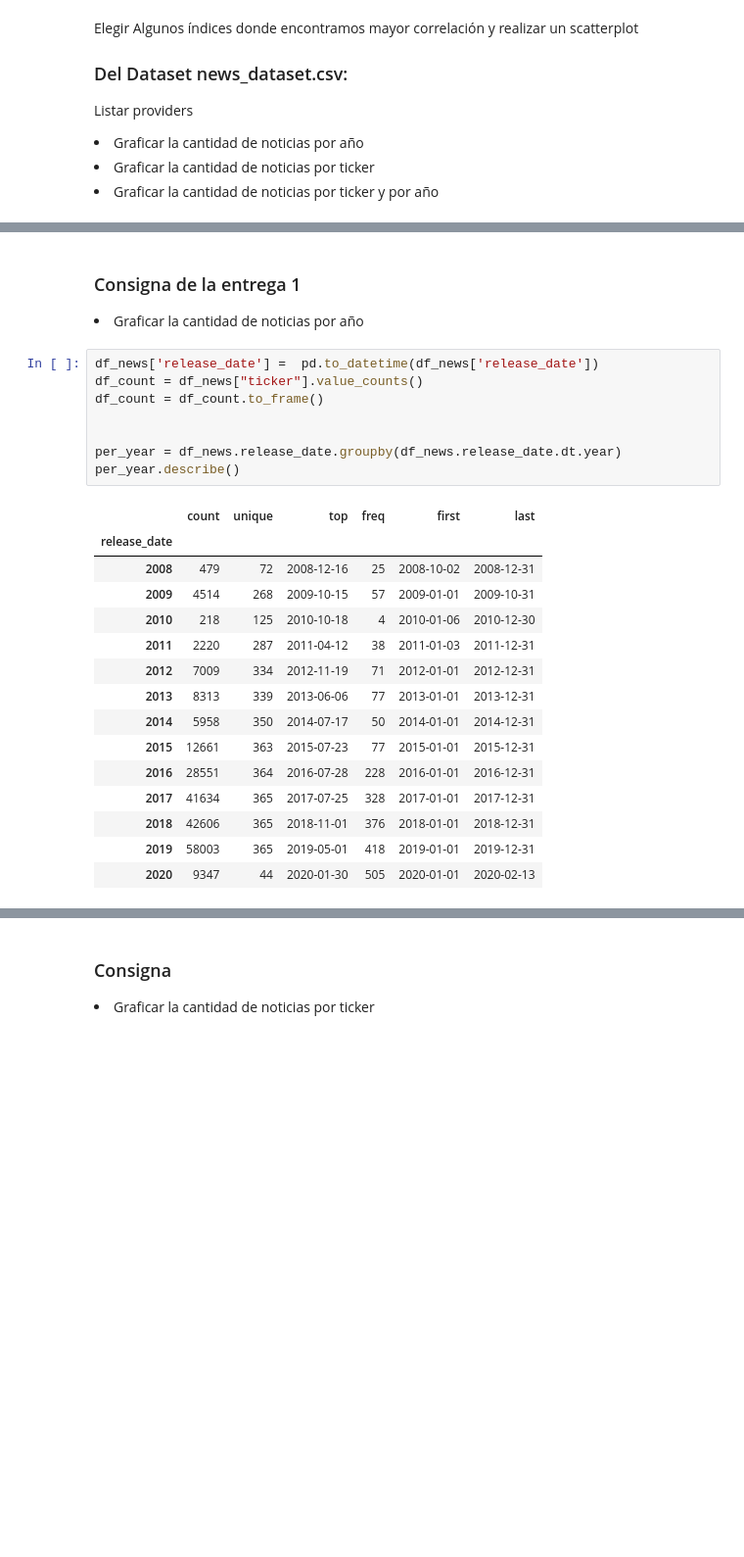
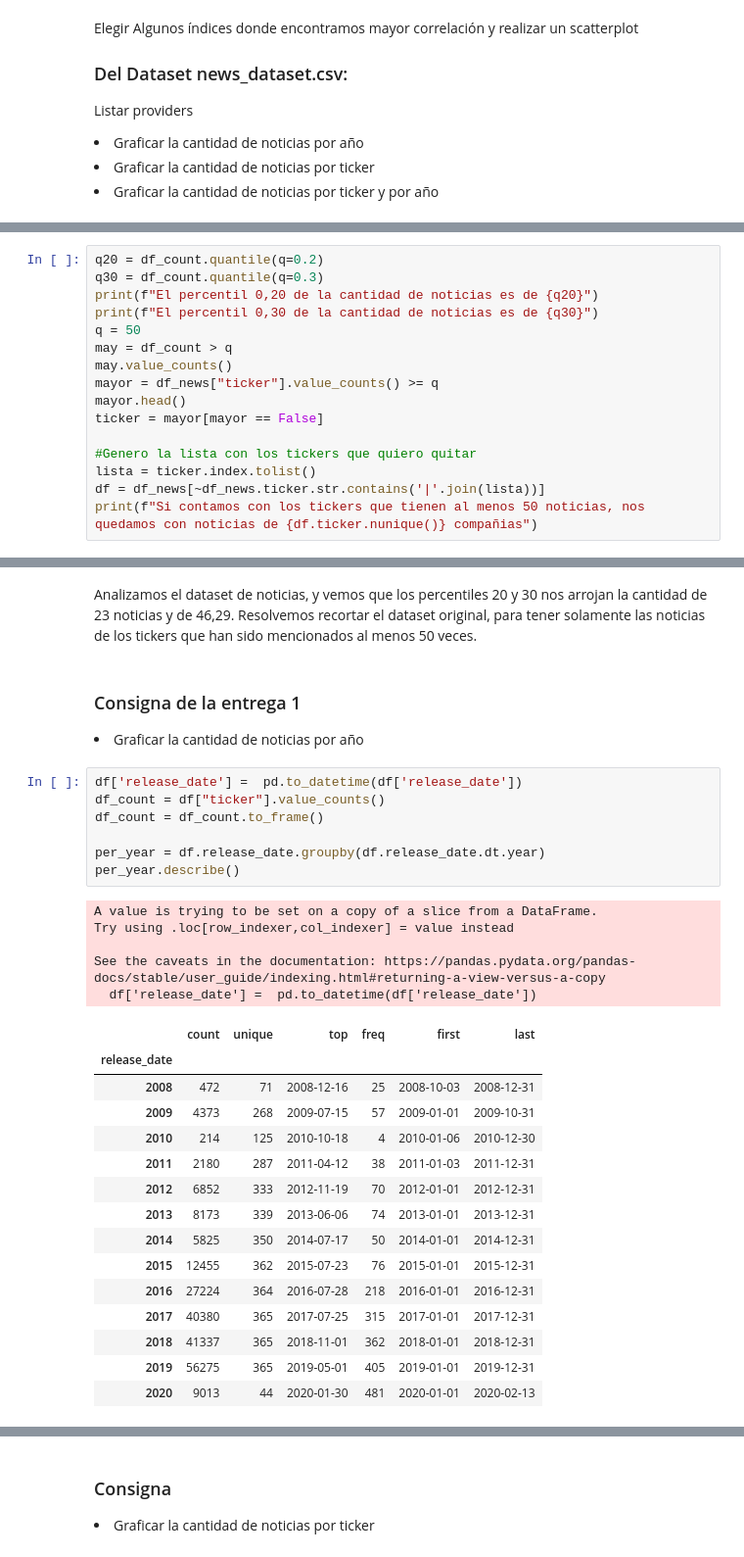
Before and after one commit to tinserrano/MentoriaDIplodatos, a Jupyter notebook: Entrega1_Parte2_GrupoA.ipynb, the cells around one changed output, grey strips where cells are left out. Shown at 98% size. Drawn from its saved outputs; the diff is of its cells as text; blank space fills up the shorter version.

```diff
--- a/Entrega1_Parte2_GrupoA.ipynb
+++ b/Entrega1_Parte2_GrupoA.ipynb
@@ -97,0 +102,16 @@ df_news.describe()
+# %%
+q20 = df_count.quantile(q=0.2)
+q30 = df_count.quantile(q=0.3)
+print(f"El percentil 0,20 de la cantidad de noticias es de {q20}")
+print(f"El percentil 0,30 de la cantidad de noticias es de {q30}")
+q = 50
+may = df_count > q
+may.value_counts()
+mayor = df_news["ticker"].value_counts() >= q
+mayor.head()
+ticker = mayor[mayor == False]
+
+#Genero la lista con los tickers que quiero quitar
+lista = ticker.index.tolist()
+df = df_news[~df_news.ticker.str.contains('|'.join(lista))]
+print(f"Si contamos con los tickers que tienen al menos 50 noticias, nos quedamos con noticias de {df.ticker.nunique()} compañias")
@@ -98,30 +122,36 @@ df_news.describe()
+# %% [markdown]
+Analizamos el dataset de noticias, y vemos que los percentiles 20 y 30 nos arrojan la cantidad de 23 noticias y de 46,29. Resolvemos recortar el dataset original, para tener solamente las noticias de los tickers que han sido mencionados al menos 50 veces.
 # %% [markdown]
 ### Consigna de la entrega 1
 <li> Graficar la cantidad de noticias por año
 # %%
-df_news['release_date'] =  pd.to_datetime(df_news['release_date'])
-df_count = df_news["ticker"].value_counts()
+df['release_date'] =  pd.to_datetime(df['release_date'])
+df_count = df["ticker"].value_counts()
 df_count = df_count.to_frame()
 
-
-per_year = df_news.release_date.groupby(df_news.release_date.dt.year)
+per_year = df.release_date.groupby(df.release_date.dt.year)
 per_year.describe()
 # %% [output]
+A value is trying to be set on a copy of a slice from a DataFrame.
+Try using .loc[row_indexer,col_indexer] = value instead
+
+See the caveats in the documentation: https://pandas.pydata.org/pandas-docs/stable/user_guide/indexing.html#returning-a-view-versus-a-copy
+  df['release_date'] =  pd.to_datetime(df['release_date'])
 |  | count | unique | top | freq | first | last |
 | release_date |  |  |  |  |  |  |
-| 2008 | 479 | 72 | 2008-12-16 | 25 | 2008-10-02 | 2008-12-31 |
-| 2009 | 4514 | 268 | 2009-10-15 | 57 | 2009-01-01 | 2009-10-31 |
-| 2010 | 218 | 125 | 2010-10-18 | 4 | 2010-01-06 | 2010-12-30 |
-| 2011 | 2220 | 287 | 2011-04-12 | 38 | 2011-01-03 | 2011-12-31 |
-| 2012 | 7009 | 334 | 2012-11-19 | 71 | 2012-01-01 | 2012-12-31 |
-| 2013 | 8313 | 339 | 2013-06-06 | 77 | 2013-01-01 | 2013-12-31 |
-| 2014 | 5958 | 350 | 2014-07-17 | 50 | 2014-01-01 | 2014-12-31 |
-| 2015 | 12661 | 363 | 2015-07-23 | 77 | 2015-01-01 | 2015-12-31 |
-| 2016 | 28551 | 364 | 2016-07-28 | 228 | 2016-01-01 | 2016-12-31 |
-| 2017 | 41634 | 365 | 2017-07-25 | 328 | 2017-01-01 | 2017-12-31 |
-| 2018 | 42606 | 365 | 2018-11-01 | 376 | 2018-01-01 | 2018-12-31 |
-| 2019 | 58003 | 365 | 2019-05-01 | 418 | 2019-01-01 | 2019-12-31 |
-| 2020 | 9347 | 44 | 2020-01-30 | 505 | 2020-01-01 | 2020-02-13 |
+| 2008 | 472 | 71 | 2008-12-16 | 25 | 2008-10-03 | 2008-12-31 |
+| 2009 | 4373 | 268 | 2009-07-15 | 57 | 2009-01-01 | 2009-10-31 |
+| 2010 | 214 | 125 | 2010-10-18 | 4 | 2010-01-06 | 2010-12-30 |
+| 2011 | 2180 | 287 | 2011-04-12 | 38 | 2011-01-03 | 2011-12-31 |
+| 2012 | 6852 | 333 | 2012-11-19 | 70 | 2012-01-01 | 2012-12-31 |
+| 2013 | 8173 | 339 | 2013-06-06 | 74 | 2013-01-01 | 2013-12-31 |
+| 2014 | 5825 | 350 | 2014-07-17 | 50 | 2014-01-01 | 2014-12-31 |
+| 2015 | 12455 | 362 | 2015-07-23 | 76 | 2015-01-01 | 2015-12-31 |
+| 2016 | 27224 | 364 | 2016-07-28 | 218 | 2016-01-01 | 2016-12-31 |
+| 2017 | 40380 | 365 | 2017-07-25 | 315 | 2017-01-01 | 2017-12-31 |
+| 2018 | 41337 | 365 | 2018-11-01 | 362 | 2018-01-01 | 2018-12-31 |
+| 2019 | 56275 | 365 | 2019-05-01 | 405 | 2019-01-01 | 2019-12-31 |
+| 2020 | 9013 | 44 | 2020-01-30 | 481 | 2020-01-01 | 2020-02-13 |
 # %%
 a = per_year.count().to_frame()
 a.columns = ["Cantidad"]
```
Also changed, not shown: parts of 24 cells of this notebook.
